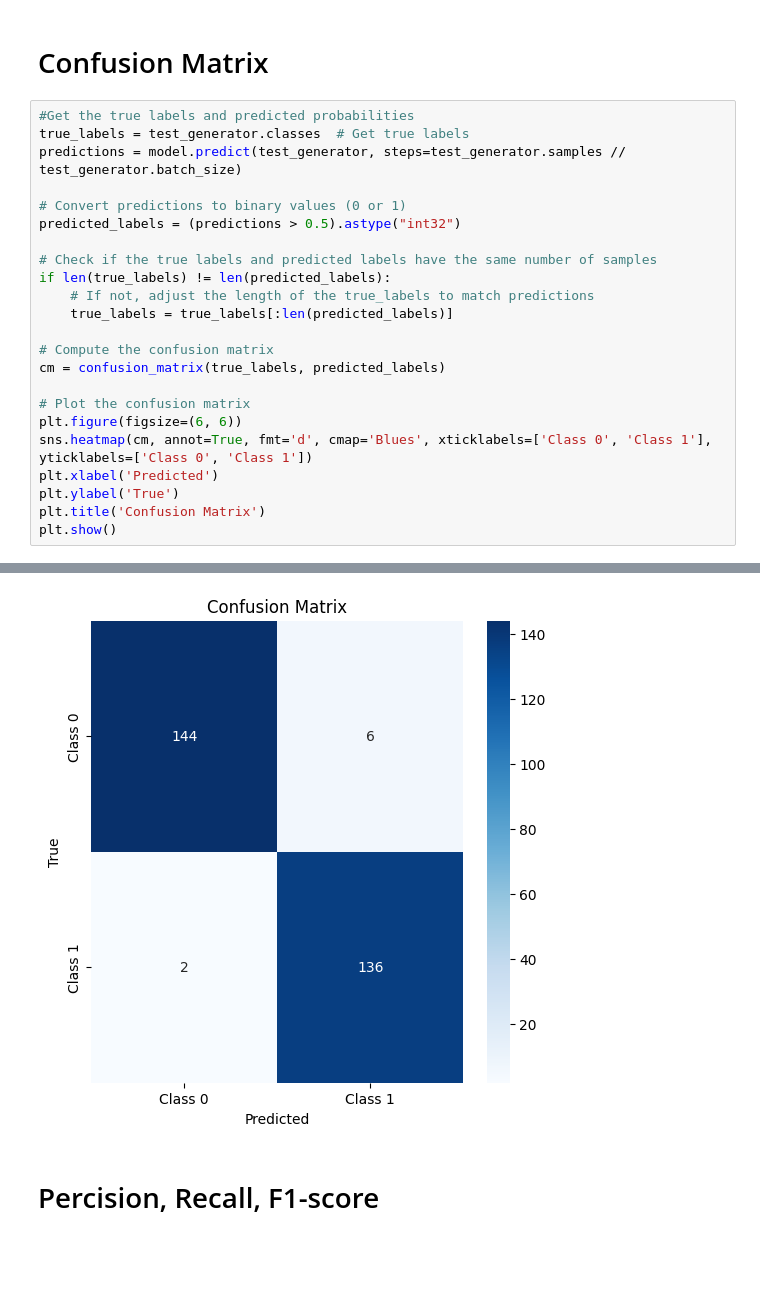
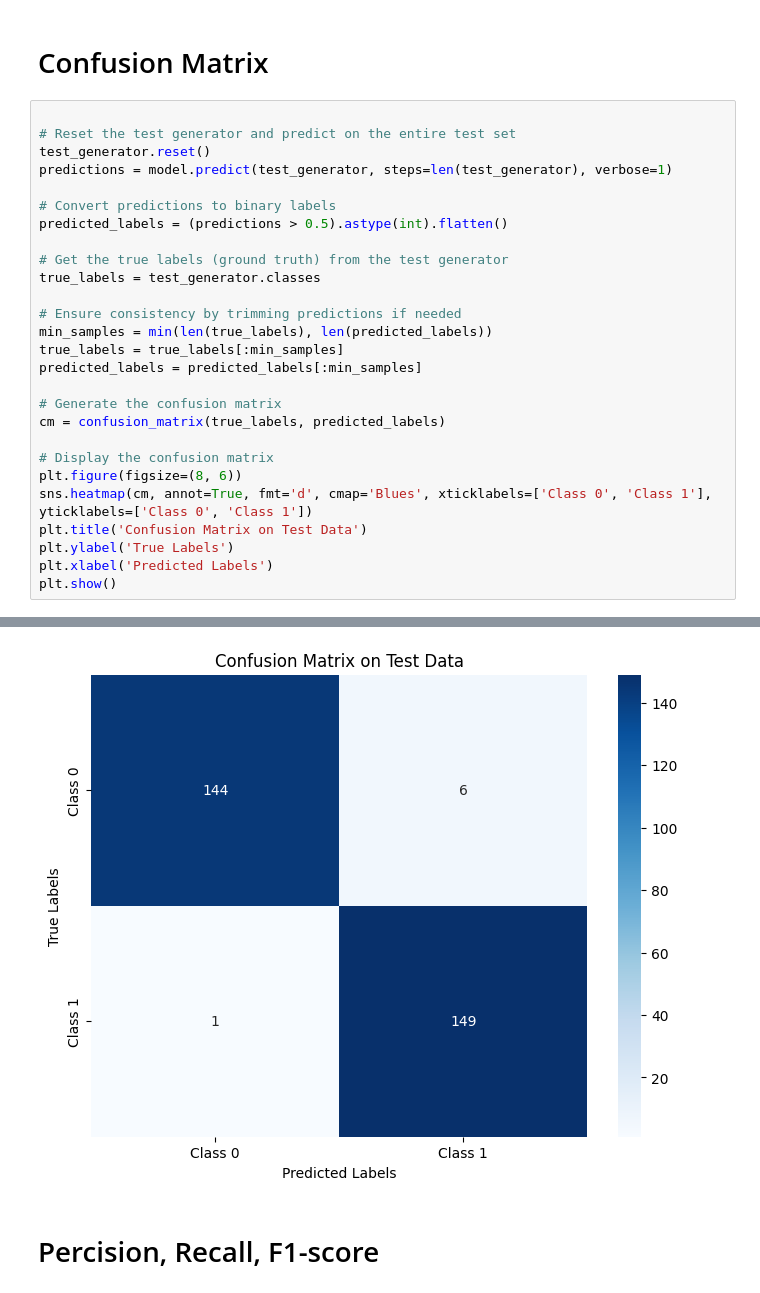
Before and after one commit to ABDELHALIM9/deep-learing-project, a Jupyter notebook: xception-final.ipynb, the cells around one changed output, grey strips where cells are left out. Saved outputs shown, nothing was run; the diff lists cells and outputs as text; blank space fills up the shorter version.

```diff
--- a/xception-final.ipynb
+++ b/xception-final.ipynb
@@ -538,26 +559,30 @@ plt.show()
 # %% [markdown]
 # Confusion Matrix
 # %%
-#Get the true labels and predicted probabilities
-true_labels = test_generator.classes  # Get true labels
-predictions = model.predict(test_generator, steps=test_generator.samples // test_generator.batch_size)
 
-# Convert predictions to binary values (0 or 1)
-predicted_labels = (predictions > 0.5).astype("int32")
+# Reset the test generator and predict on the entire test set
+test_generator.reset()
+predictions = model.predict(test_generator, steps=len(test_generator), verbose=1)
 
-# Check if the true labels and predicted labels have the same number of samples
-if len(true_labels) != len(predicted_labels):
-    # If not, adjust the length of the true_labels to match predictions
-    true_labels = true_labels[:len(predicted_labels)]
+# Convert predictions to binary labels
+predicted_labels = (predictions > 0.5).astype(int).flatten()
 
-# Compute the confusion matrix
+# Get the true labels (ground truth) from the test generator
+true_labels = test_generator.classes
+
+# Ensure consistency by trimming predictions if needed
+min_samples = min(len(true_labels), len(predicted_labels))
+true_labels = true_labels[:min_samples]
+predicted_labels = predicted_labels[:min_samples]
+
+# Generate the confusion matrix
 cm = confusion_matrix(true_labels, predicted_labels)
 
-# Plot the confusion matrix
-plt.figure(figsize=(6, 6))
+# Display the confusion matrix
+plt.figure(figsize=(8, 6))
 sns.heatmap(cm, annot=True, fmt='d', cmap='Blues', xticklabels=['Class 0', 'Class 1'], yticklabels=['Class 0', 'Class 1'])
-plt.xlabel('Predicted')
-plt.ylabel('True')
-plt.title('Confusion Matrix')
+plt.title('Confusion Matrix on Test Data')
+plt.ylabel('True Labels')
+plt.xlabel('Predicted Labels')
 plt.show()
 # %% [output]
@@ -565,4 +590,4 @@ plt.show()
-[figure, old version]
+[figure, new version]
 # %% [markdown]
 # Percision, Recall, F1-score
 # %%
```
Also changed, not shown: parts of 10 cells of this notebook.
